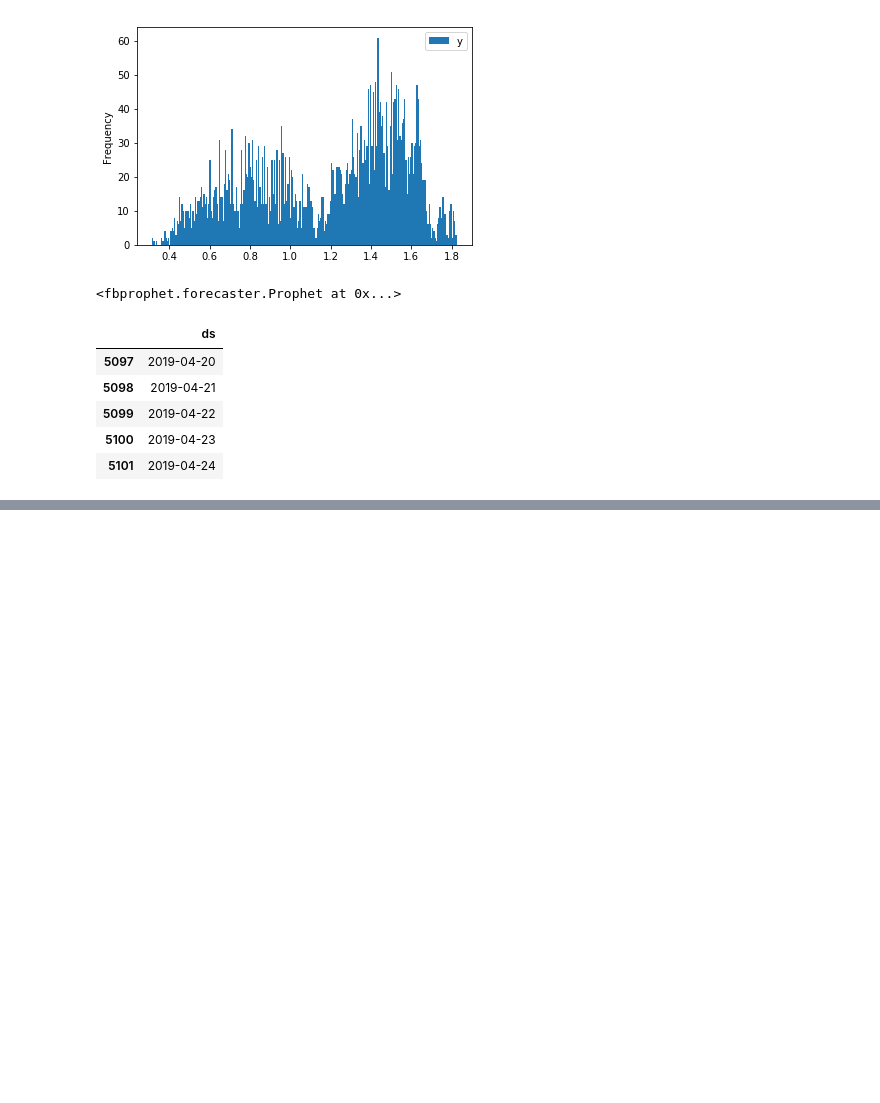
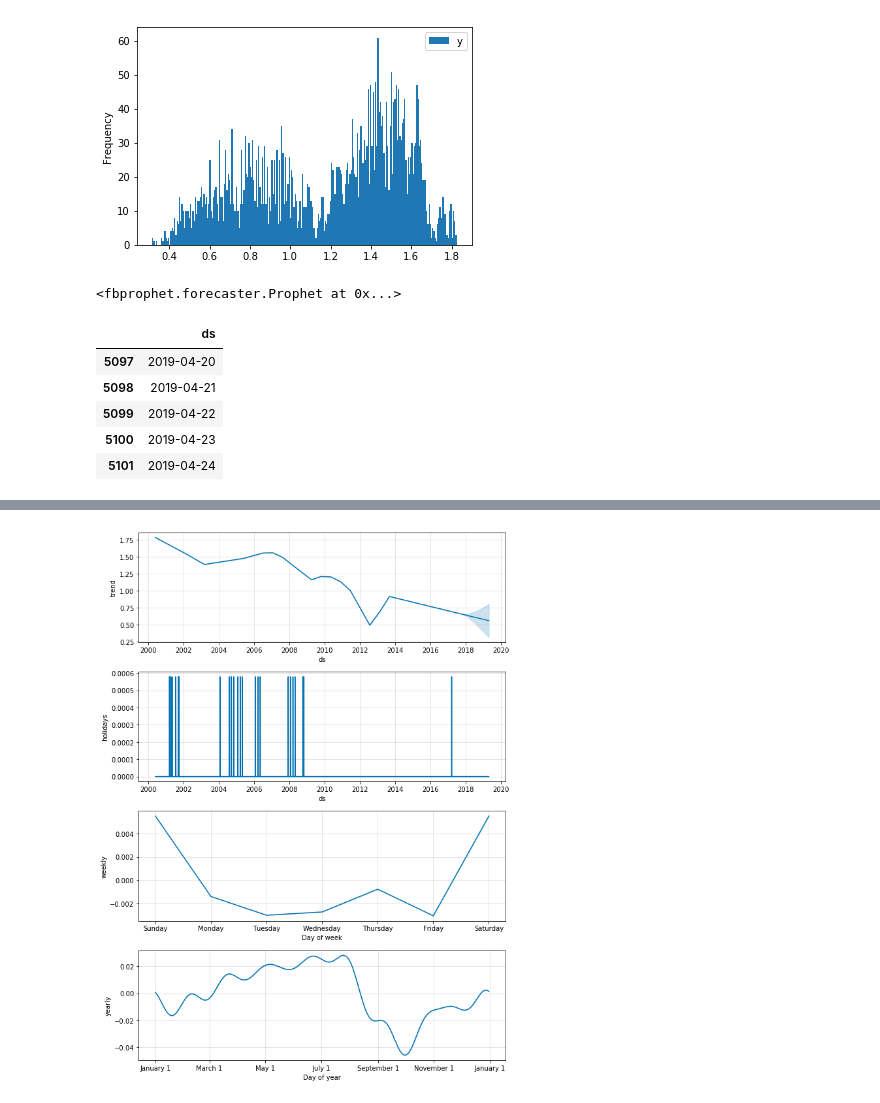
Before and after one commit to po9mhjrdb/ProphetTutorial, a Jupyter notebook: ProphetTutorial.ipynb, the cells around one changed output, grey strips where cells are left out. Saved outputs shown, nothing was run; the diff lists cells and outputs as text; code cells hidden in the pictures; blank space fills up the shorter version.

```diff
--- a/ProphetTutorial.ipynb
+++ b/ProphetTutorial.ipynb
@@ -105,0 +69,4 @@ model.plot_components(forecast_df)
+# %%
+model2.plot_components(forecast_df2)
+# %% [output]
+[figure, added]
```
Also changed, not shown: parts of 14 cells of this notebook, 2 other files.
